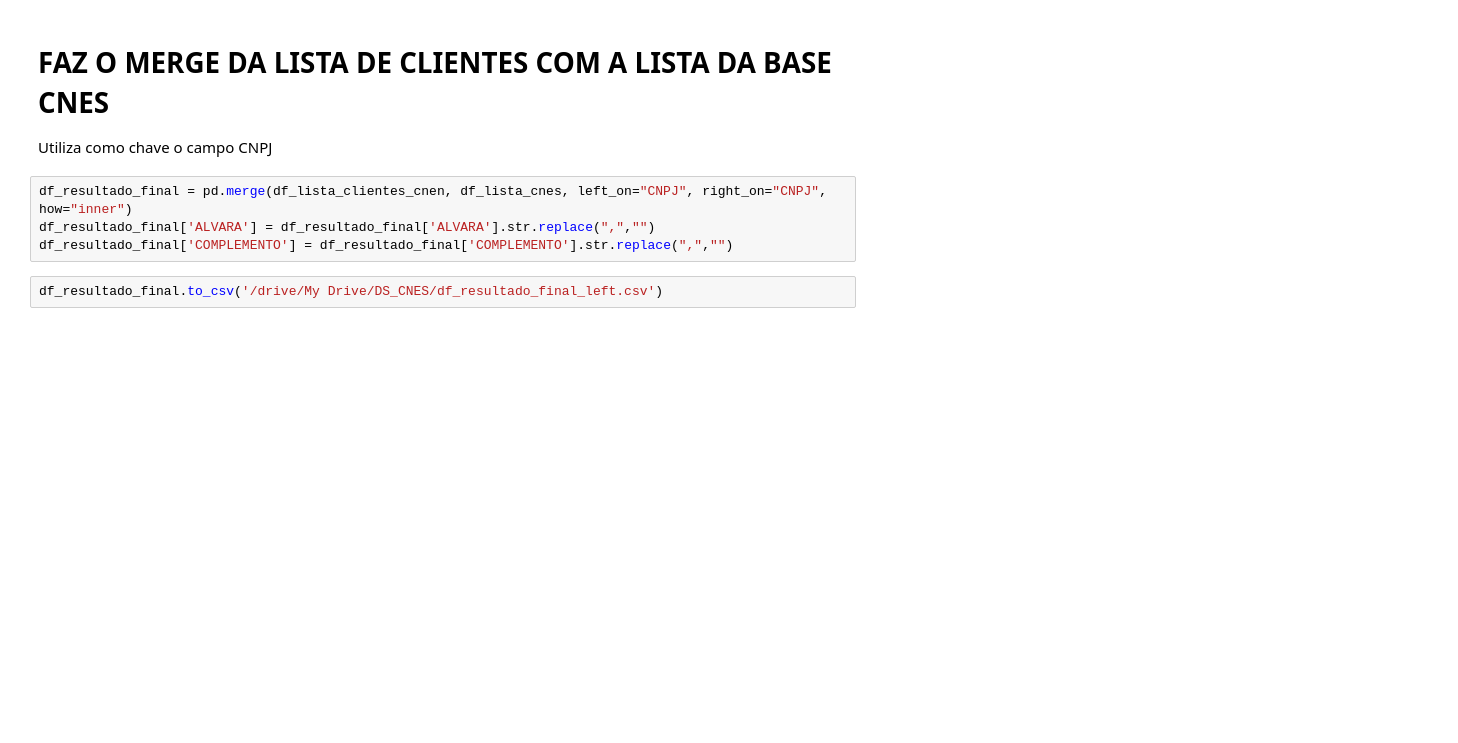
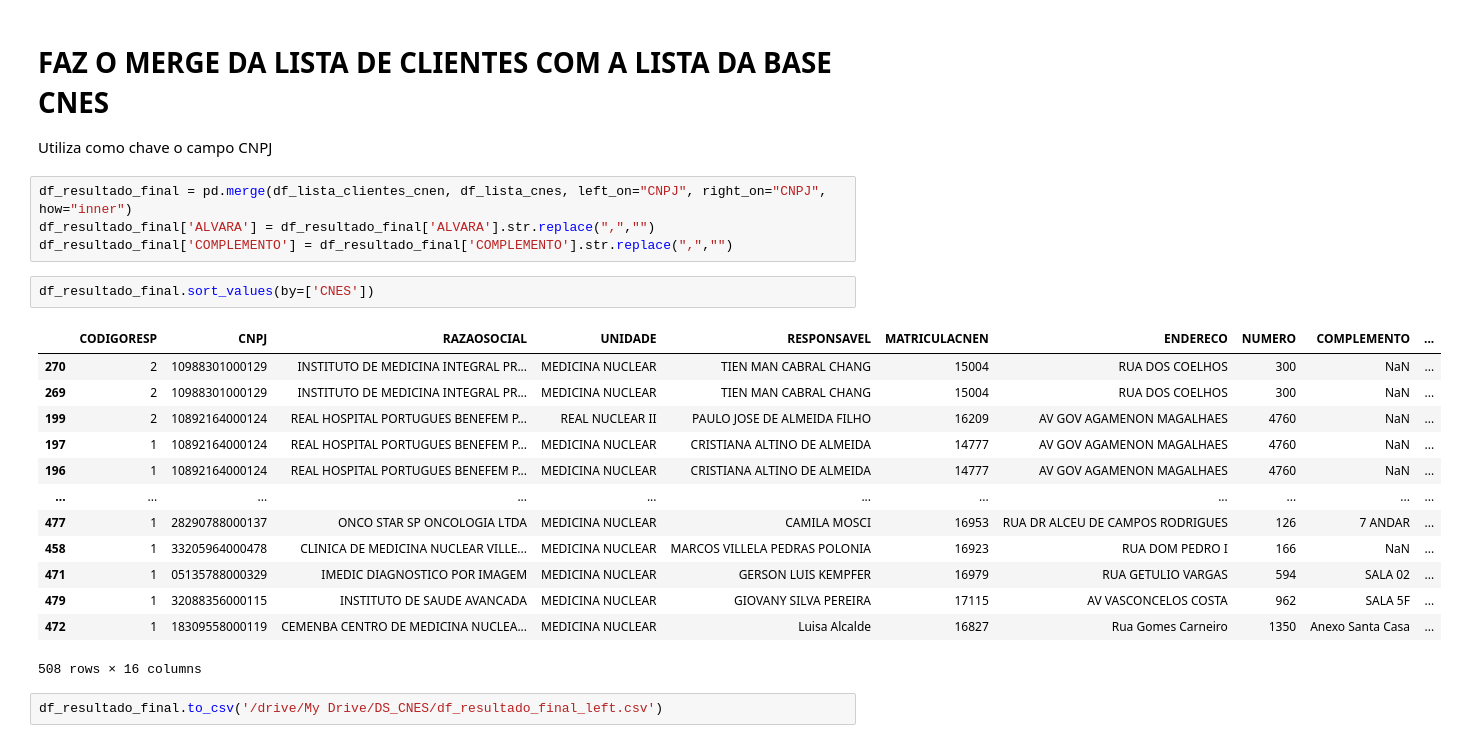
Before and after one commit to hamiltonvalerio/DS_CNES_DATASUS, a Jupyter notebook: CNES.ipynb, the cells around one changed output. Drawn from its saved outputs; the diff is of its cells as text; blank space fills up the shorter version.

```diff
--- a/CNES.ipynb
+++ b/CNES.ipynb
@@ -304,6 +248,22 @@ Utiliza como chave o campo CNPJ
 df_resultado_final = pd.merge(df_lista_clientes_cnen, df_lista_cnes, left_on="CNPJ", right_on="CNPJ", how="inner")
 df_resultado_final['ALVARA'] = df_resultado_final['ALVARA'].str.replace(",","")
 df_resultado_final['COMPLEMENTO'] = df_resultado_final['COMPLEMENTO'].str.replace(",","")
+# %%
+df_resultado_final.sort_values(by=['CNES'])
+# %% [output]
+|  | CODIGORESP | CNPJ | RAZAOSOCIAL | UNIDADE | RESPONSAVEL | MATRICULACNEN | ENDERECO | NUMERO | COMPLEMENTO | ... |
+| 270 | 2 | 10988301000129 | INSTITUTO DE MEDICINA INTEGRAL PR... | MEDICINA NUCLEAR | TIEN MAN CABRAL CHANG | 15004 | RUA DOS COELHOS | 300 | NaN | ... |
+| 269 | 2 | 10988301000129 | INSTITUTO DE MEDICINA INTEGRAL PR... | MEDICINA NUCLEAR | TIEN MAN CABRAL CHANG | 15004 | RUA DOS COELHOS | 300 | NaN | ... |
+| 199 | 2 | 10892164000124 | REAL HOSPITAL PORTUGUES BENEFEM P... | REAL NUCLEAR II | PAULO JOSE DE ALMEIDA FILHO | 16209 | AV GOV AGAMENON MAGALHAES | 4760 | NaN | ... |
+| 197 | 1 | 10892164000124 | REAL HOSPITAL PORTUGUES BENEFEM P... | MEDICINA NUCLEAR | CRISTIANA ALTINO DE ALMEIDA | 14777 | AV GOV AGAMENON MAGALHAES | 4760 | NaN | ... |
+| 196 | 1 | 10892164000124 | REAL HOSPITAL PORTUGUES BENEFEM P... | MEDICINA NUCLEAR | CRISTIANA ALTINO DE ALMEIDA | 14777 | AV GOV AGAMENON MAGALHAES | 4760 | NaN | ... |
+| ... | ... | ... | ... | ... | ... | ... | ... | ... | ... | ... |
+| 477 | 1 | 28290788000137 | ONCO STAR SP ONCOLOGIA LTDA | MEDICINA NUCLEAR | CAMILA MOSCI | 16953 | RUA DR ALCEU DE CAMPOS RODRIGUES | 126 | 7 ANDAR | ... |
+| 458 | 1 | 33205964000478 | CLINICA DE MEDICINA NUCLEAR VILLE... | MEDICINA NUCLEAR | MARCOS VILLELA PEDRAS POLONIA | 16923 | RUA DOM PEDRO I | 166 | NaN | ... |
+| 471 | 1 | 05135788000329 | IMEDIC DIAGNOSTICO POR IMAGEM | MEDICINA NUCLEAR | GERSON LUIS KEMPFER | 16979 | RUA GETULIO VARGAS | 594 | SALA 02 | ... |
+| 479 | 1 | 32088356000115 | INSTITUTO DE SAUDE AVANCADA | MEDICINA NUCLEAR | GIOVANY SILVA PEREIRA | 17115 | AV VASCONCELOS COSTA | 962 | SALA 5F | ... |
+| 472 | 1 | 18309558000119 | CEMENBA CENTRO DE MEDICINA NUCLEA... | MEDICINA NUCLEAR | Luisa Alcalde | 16827 | Rua Gomes Carneiro | 1350 | Anexo Santa Casa | ... |
+508 rows × 16 columns
 # %%
 df_resultado_final.to_csv('/drive/My Drive/DS_CNES/df_resultado_final_left.csv')
 # %%
```
Also changed, not shown: parts of 16 cells of this notebook.
